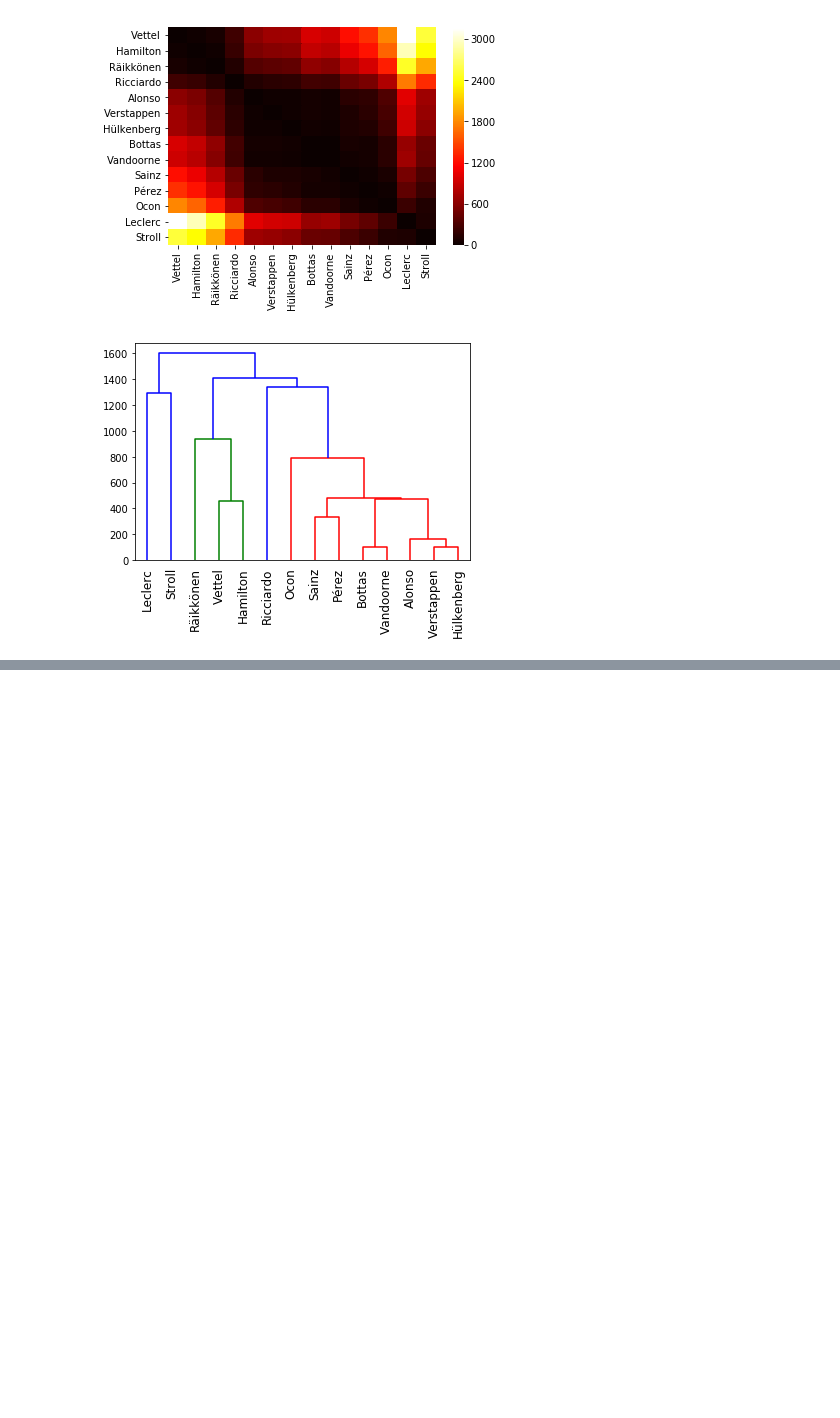
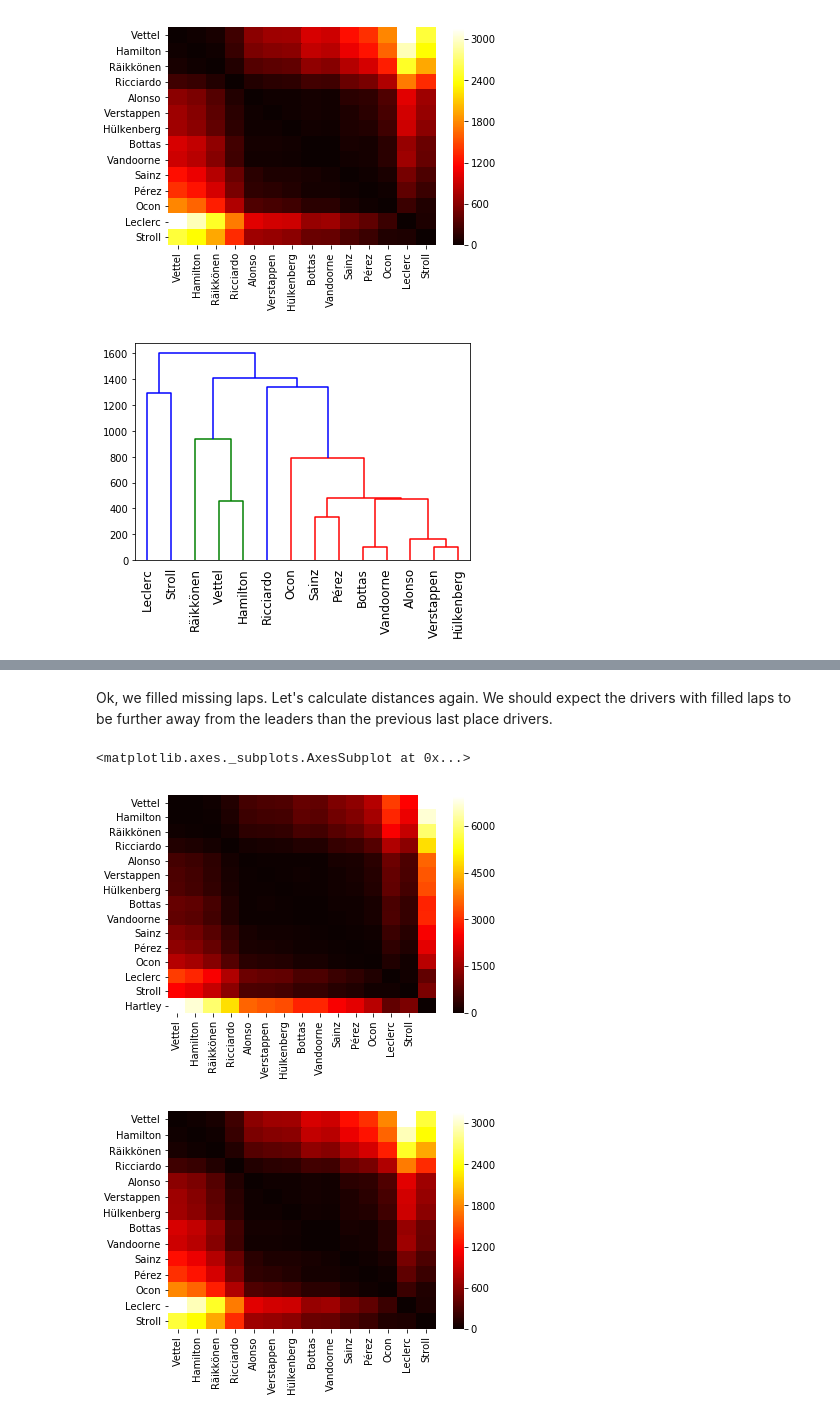
Before and after one commit to mr-gomez/Code19_F1_project, a Jupyter notebook: Lap time differences.ipynb, the cells around one changed output, grey strips where cells are left out. Saved outputs shown, nothing was run; the diff lists cells and outputs as text; code cells hidden in the pictures; blank space fills up the shorter version.

```diff
--- a/Lap time differences.ipynb
+++ b/Lap time differences.ipynb
@@ -251,9 +263,9 @@ plt.plot((-np.array(ham_diff) + np.array(vet_diff))/1000)
 # %% [markdown]
 Now, let's try to do some clustering on a single race with the drivers that finished
 # %%
-def race_distances(raceId):
+def race_distances(raceId, df = lap_times):
     # Get the drivers that finished in this race
-    race_times  = (lap_times >>
+    race_times  = (df >>
                    mask(X.raceId == raceId) >>
                    arrange(X.lap))
 
@@ -270,10 +282,6 @@ def race_distances(raceId):
     _, idx = np.unique(drivers, return_index=True)
     drivers = drivers[np.sort(idx)]
 
-    #print([driver_name(id) for id in drivers])
-
-
-
     # Get all distances
     distances = []
     for i in range(len(drivers)):
@@ -282,7 +290,7 @@ def race_distances(raceId):
             driveri = drivers[i]
             driverj = drivers[j]
 
-            row.append( mse(delta_per_lap(driveri, driverj, raceId)) )
+            row.append( mse(delta_per_lap(driveri, driverj, raceId, df=df)) )
 
         distances.append(row)
 
@@ -301,16 +309,3 @@ diag = dendrogram(linked, labels=names, leaf_rotation=90)
 # %% [output]
 [figure]
 [figure]
-# %%
-race_times  = (lap_times >>
-               mask(X.raceId == 989) >>
-               arrange(X.lap))
-
-# Number of laps
-num_laps = max(race_times.lap)
-
-# Drivers that finished the race (sort them by position)
-drivers = (race_times >>
-           mask(X.lap == num_laps) >>
-           arrange(X.position) >>
-           select(X.driverId))
@@ -321,0 +345,25 @@ array([ 20,   1,   8, 817,   4, 830, 807, 822, 838, 832, 815, 839, 844,
+# %% [markdown]
+Ok, we filled missing laps. Let's calculate distances again. We should expect the drivers with filled laps to be further away from the leaders than the previous last place drivers.
+# %%
+# Fill laps
+australia_filled = fill_laps_behind(australia, 989, 843)
+
+# Calculate distances
+distances_f, drivers_f = race_distances(989, df=australia_filled)
+names_f = [driver_name(id) for id in drivers_f]
+
+# Plot them
+sns.heatmap(distances_f, cmap="hot",
+            xticklabels=names, yticklabels=names_f)
+
+# Compare this with the old ranking
+distances, drivers = race_distances(989)
+names = [driver_name(id) for id in drivers]
+
+plt.figure()
+sns.heatmap(distances, cmap="hot",
+            xticklabels=names, yticklabels=names)
+# %% [output]
+<matplotlib.axes._subplots.AxesSubplot at 0x...>
+[figure, added]
+[figure, added]
```
Also changed, not shown: parts of 24 cells of this notebook, 2 other files.
